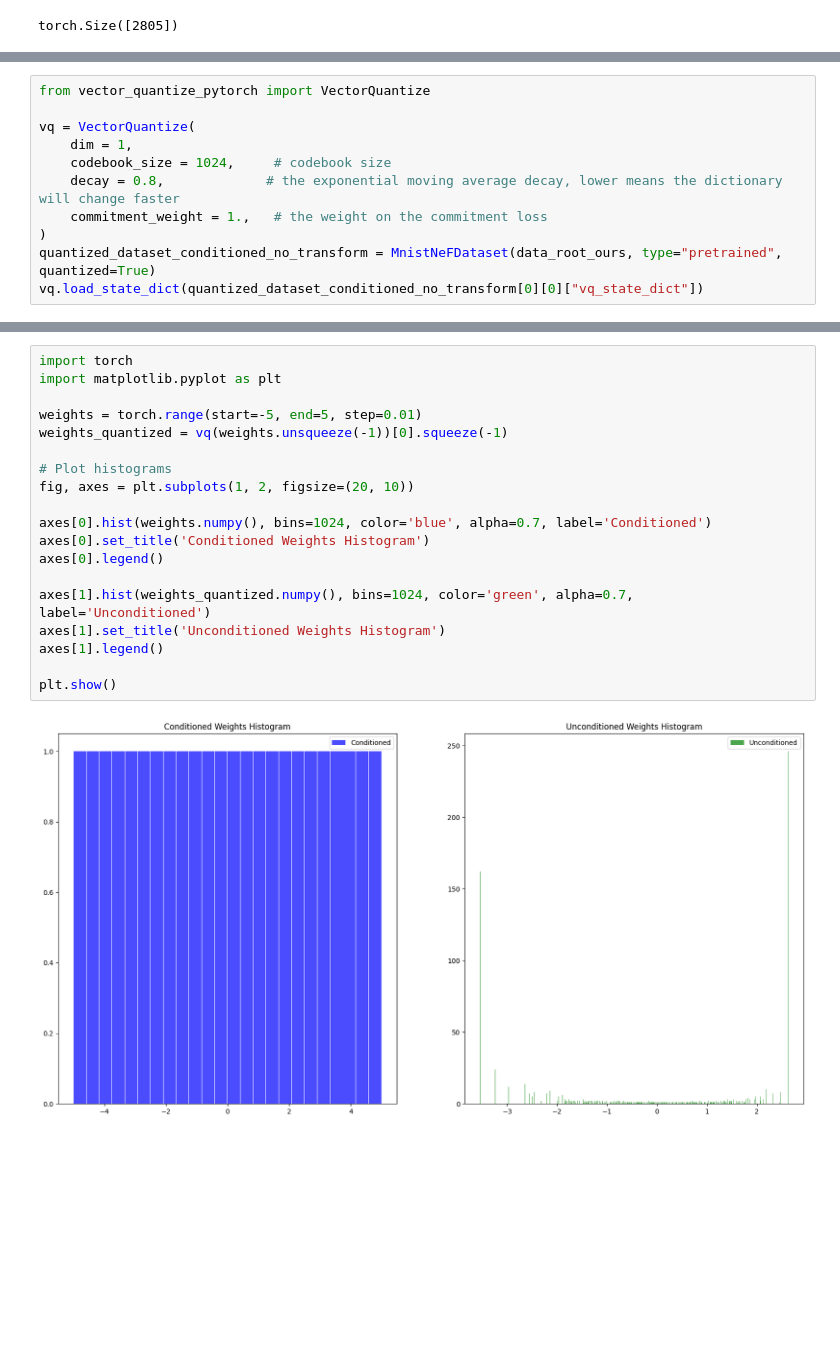
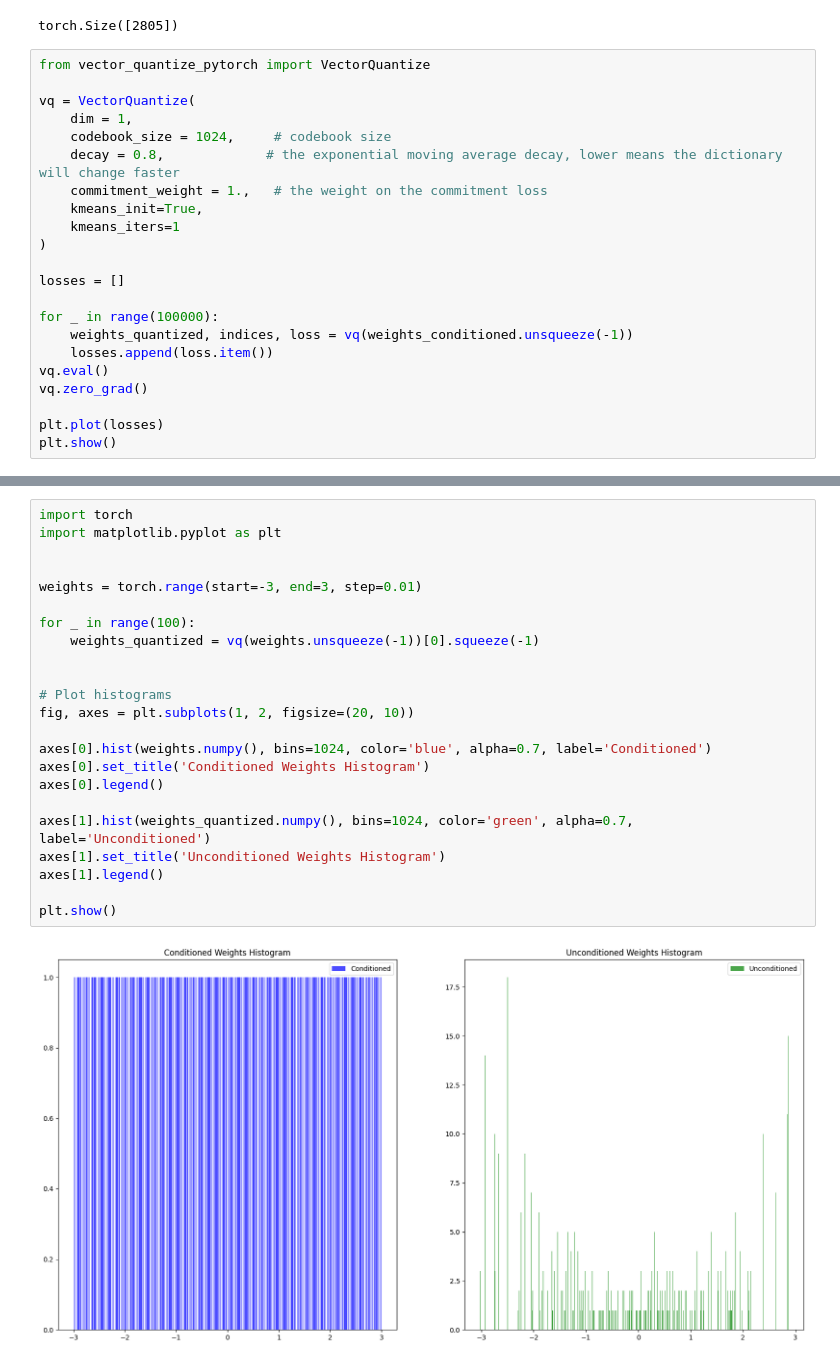
Before and after one commit to nef-gpt/adl4cv, a Jupyter notebook: visualize_model.ipynb, the cells around one changed output, grey strips where cells are left out. Drawn from its saved outputs; the diff is of its cells as text; blank space fills up the shorter version.

Commit message:
train vq using just all trained weights

```diff
--- a/visualize_model.ipynb
+++ b/visualize_model.ipynb
@@ -202,3 +202,25 @@ plt.show()
 # %%
 # %% [output]
 torch.Size([2805])
+# %%
+from vector_quantize_pytorch import VectorQuantize
+
+vq = VectorQuantize(
+    dim = 1,
+    codebook_size = 1024,     # codebook size
+    decay = 0.8,             # the exponential moving average decay, lower means the dictionary will change faster
+    commitment_weight = 1.,   # the weight on the commitment loss
+    kmeans_init=True,
+    kmeans_iters=1
+)
+
+losses = []
+
+for _ in range(100000):
+    weights_quantized, indices, loss = vq(weights_conditioned.unsqueeze(-1))
+    losses.append(loss.item())
+vq.eval()
+vq.zero_grad()
+
+plt.plot(losses)
+plt.show()
@@ -234,11 +239,0 @@ tensor([[ 0.5026],
-# %%
-from vector_quantize_pytorch import VectorQuantize
-
-vq = VectorQuantize(
-    dim = 1,
-    codebook_size = 1024,     # codebook size
-    decay = 0.8,             # the exponential moving average decay, lower means the dictionary will change faster
-    commitment_weight = 1.,   # the weight on the commitment loss
-)
-quantized_dataset_conditioned_no_transform = MnistNeFDataset(data_root_ours, type="pretrained", quantized=True)
-vq.load_state_dict(quantized_dataset_conditioned_no_transform[0][0]["vq_state_dict"])
@@ -274,21 +270,25 @@ plt.show()
 # %%
 import torch
 import matplotlib.pyplot as plt
 
-weights = torch.range(start=-5, end=5, step=0.01)
-weights_quantized = vq(weights.unsqueeze(-1))[0].squeeze(-1)
+
+weights = torch.range(start=-3, end=3, step=0.01)
+
+for _ in range(100):
+    weights_quantized = vq(weights.unsqueeze(-1))[0].squeeze(-1)
+
 
 # Plot histograms
 fig, axes = plt.subplots(1, 2, figsize=(20, 10))
 
 axes[0].hist(weights.numpy(), bins=1024, color='blue', alpha=0.7, label='Conditioned')
 axes[0].set_title('Conditioned Weights Histogram')
 axes[0].legend()
 
 axes[1].hist(weights_quantized.numpy(), bins=1024, color='green', alpha=0.7, label='Unconditioned')
 axes[1].set_title('Unconditioned Weights Histogram')
 axes[1].legend()
 
 plt.show()
 # %% [output]
-[figure, old version]
+[figure, new version]
```
Also changed, not shown: parts of 5 cells of this notebook.
